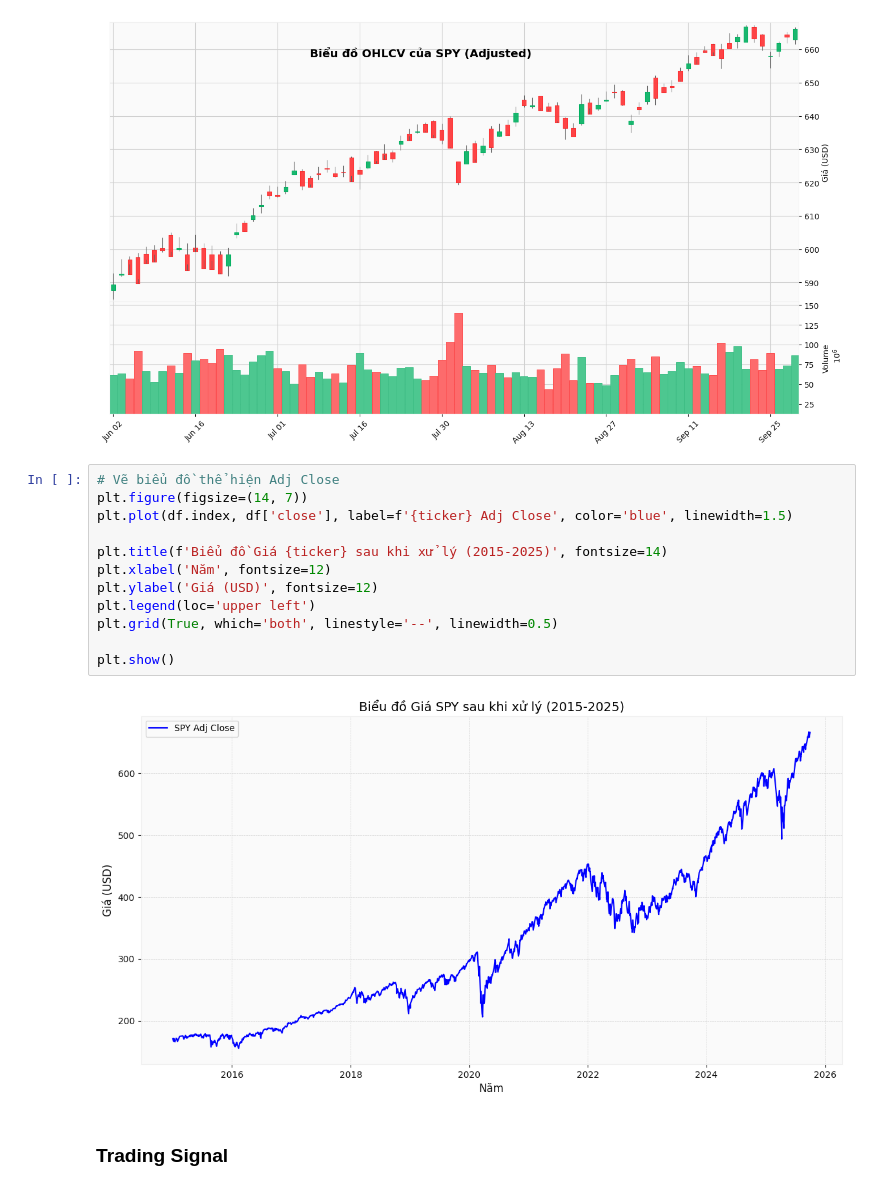
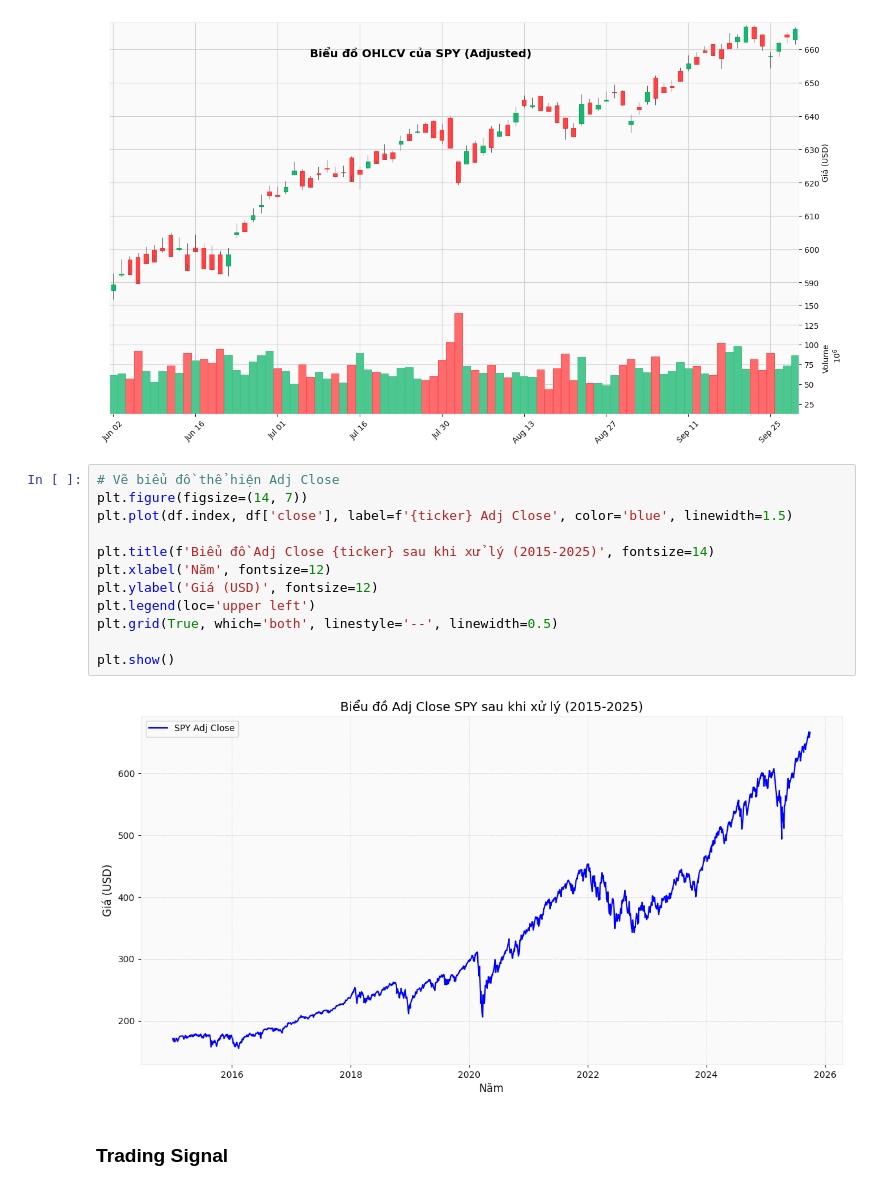
Before and after one commit to tamnguyen-2905/CF_Tam22110193, a Jupyter notebook: LAB_2_3_SMA_MOMENTUM/Technical Indicators_SMA.ipynb, the cells around one changed output. Drawn from its saved outputs; the diff is of its cells as text.

```diff
--- a/LAB_2_3_SMA_MOMENTUM/Technical Indicators_SMA.ipynb
+++ b/LAB_2_3_SMA_MOMENTUM/Technical Indicators_SMA.ipynb
@@ -150,17 +150,17 @@ mpf.plot(df_short,
 # %%
 # Vẽ biểu đồ thể hiện Adj Close
 plt.figure(figsize=(14, 7))
 plt.plot(df.index, df['close'], label=f'{ticker} Adj Close', color='blue', linewidth=1.5)
 
-plt.title(f'Biểu đồ Giá {ticker} sau khi xử lý (2015-2025)', fontsize=14)
+plt.title(f'Biểu đồ Adj Close {ticker} sau khi xử lý (2015-2025)', fontsize=14)
 plt.xlabel('Năm', fontsize=12)
 plt.ylabel('Giá (USD)', fontsize=12)
 plt.legend(loc='upper left')
 plt.grid(True, which='both', linestyle='--', linewidth=0.5)
 
 plt.show()
 # %% [output]
-[figure, old version]
+[figure, new version]
 # %% [markdown]
 ### Trading Signal
 # %% [markdown]
```
Also changed, not shown: parts of 4 cells of this notebook.
